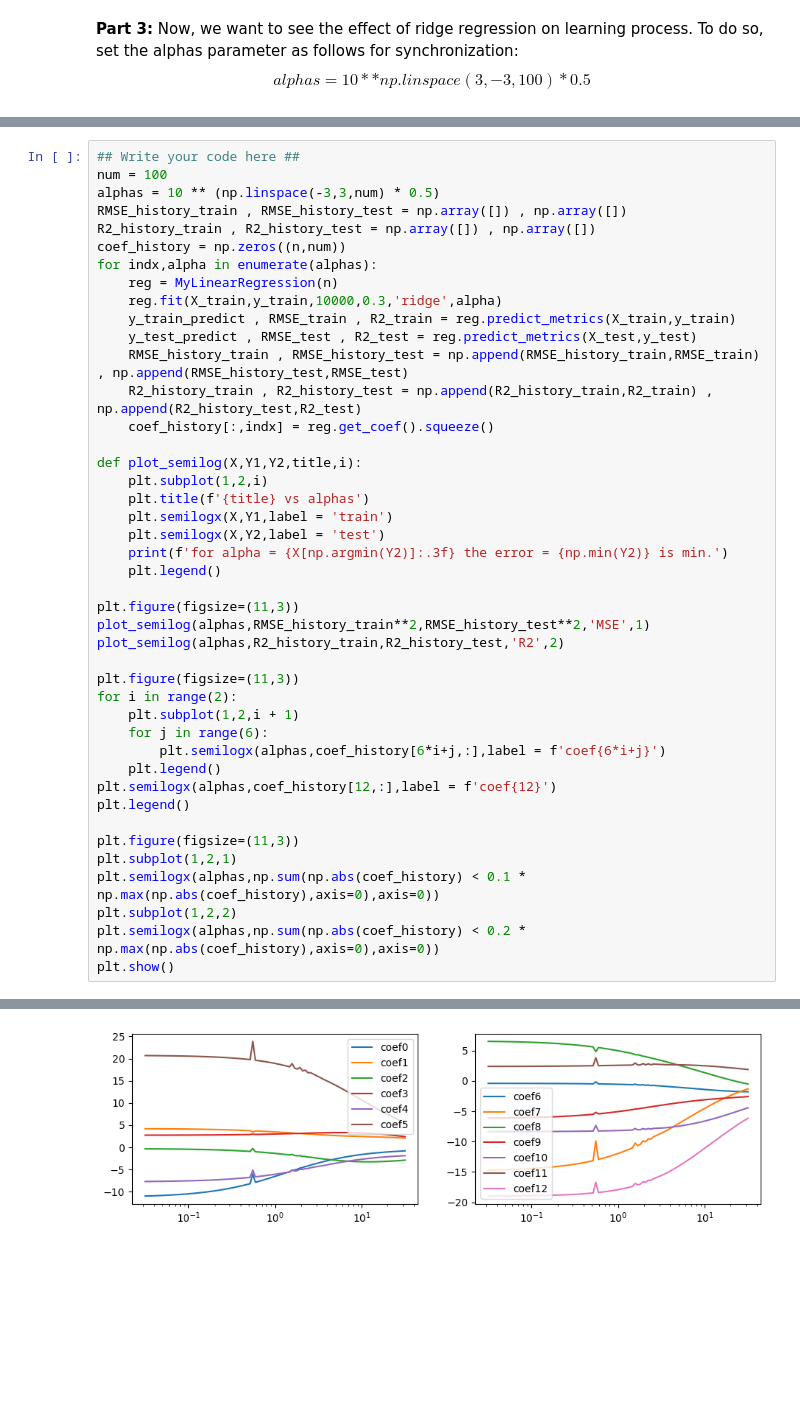
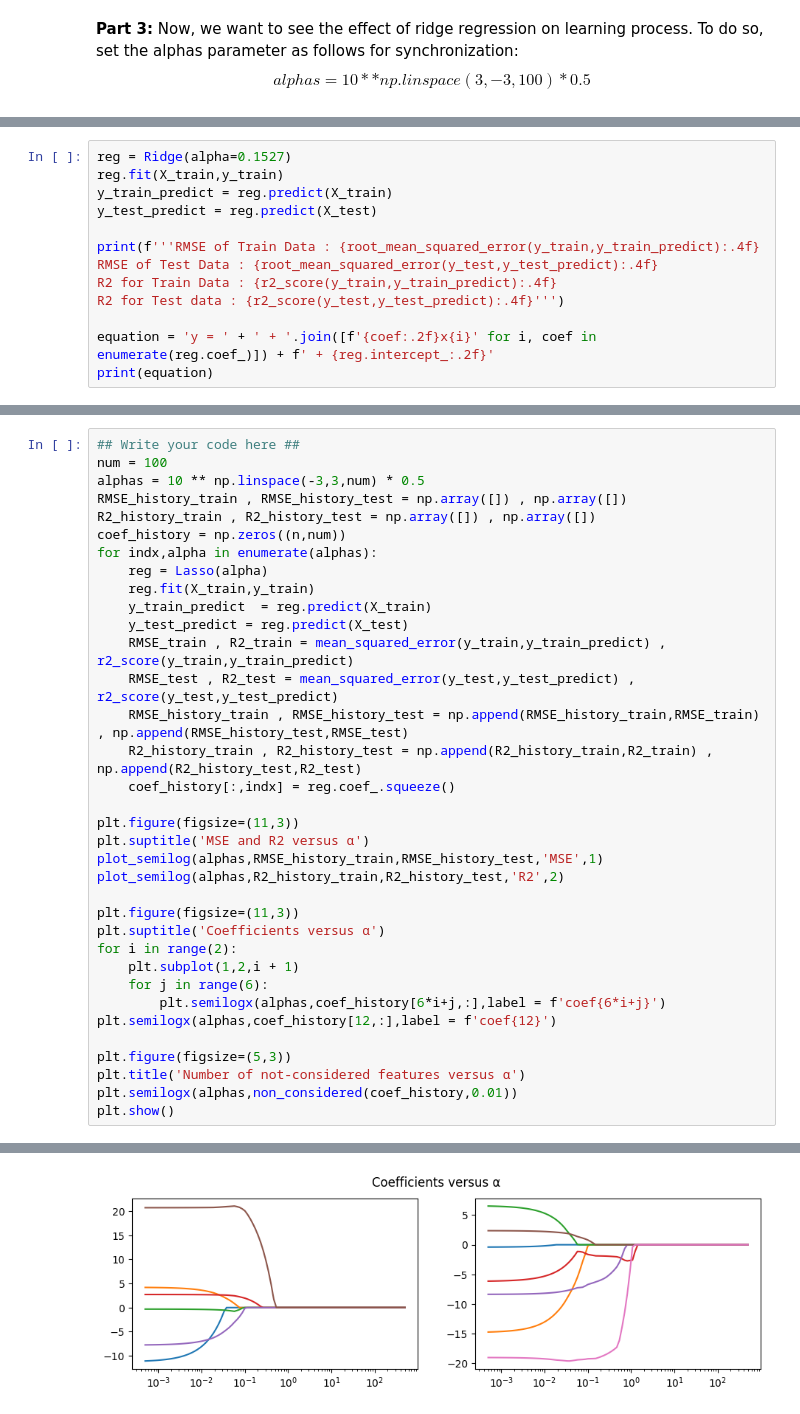
Before and after one commit to AliKouchekzade/IML_CHW2, a Jupyter notebook: Q1.ipynb, the cells around one changed output, grey strips where cells are left out. Saved outputs shown, nothing was run; the diff lists cells and outputs as text; blank space fills up the shorter version.

```diff
--- a/Q1.ipynb
+++ b/Q1.ipynb
@@ -130,0 +158,13 @@ Now, we want to see the effect of ridge regression on learning process. To do so
+# %%
+reg = Ridge(alpha=0.1527)
+reg.fit(X_train,y_train)
+y_train_predict = reg.predict(X_train)
+y_test_predict = reg.predict(X_test)
+
+print(f'''RMSE of Train Data : {root_mean_squared_error(y_train,y_train_predict):.4f}
+RMSE of Test Data : {root_mean_squared_error(y_test,y_test_predict):.4f}
+R2 for Train Data : {r2_score(y_train,y_train_predict):.4f}
+R2 for Test data : {r2_score(y_test,y_test_predict):.4f}''')
+
+equation = 'y = ' + ' + '.join([f'{coef:.2f}x{i}' for i, coef in enumerate(reg.coef_)]) + f' + {reg.intercept_:.2f}'
+print(equation)
@@ -131,44 +188,36 @@ Now, we want to see the effect of ridge regression on learning process. To do so
 # %%
 ## Write your code here ##
 num = 100
-alphas = 10 ** (np.linspace(-3,3,num) * 0.5)
+alphas = 10 ** np.linspace(-3,3,num) * 0.5
 RMSE_history_train , RMSE_history_test = np.array([]) , np.array([])
 R2_history_train , R2_history_test = np.array([]) , np.array([])
 coef_history = np.zeros((n,num))
 for indx,alpha in enumerate(alphas):
-    reg = MyLinearRegression(n)
-    reg.fit(X_train,y_train,10000,0.3,'ridge',alpha)
-    y_train_predict , RMSE_train , R2_train = reg.predict_metrics(X_train,y_train)
-    y_test_predict , RMSE_test , R2_test = reg.predict_metrics(X_test,y_test)
+    reg = Lasso(alpha)
+    reg.fit(X_train,y_train)
+    y_train_predict  = reg.predict(X_train)
+    y_test_predict = reg.predict(X_test)
+    RMSE_train , R2_train = mean_squared_error(y_train,y_train_predict) , r2_score(y_train,y_train_predict)
+    RMSE_test , R2_test = mean_squared_error(y_test,y_test_predict) , r2_score(y_test,y_test_predict)
     RMSE_history_train , RMSE_history_test = np.append(RMSE_history_train,RMSE_train) , np.append(RMSE_history_test,RMSE_test)
     R2_history_train , R2_history_test = np.append(R2_history_train,R2_train) , np.append(R2_history_test,R2_test)
-    coef_history[:,indx] = reg.get_coef().squeeze()
-
-def plot_semilog(X,Y1,Y2,title,i):
-    plt.subplot(1,2,i)
-    plt.title(f'{title} vs alphas')
-    plt.semilogx(X,Y1,label = 'train')
-    plt.semilogx(X,Y2,label = 'test')
-    print(f'for alpha = {X[np.argmin(Y2)]:.3f} the error = {np.min(Y2)} is min.')
-    plt.legend()
+    coef_history[:,indx] = reg.coef_.squeeze()
 
 plt.figure(figsize=(11,3))
-plot_semilog(alphas,RMSE_history_train**2,RMSE_history_test**2,'MSE',1)
+plt.suptitle('MSE and R2 versus α')
+plot_semilog(alphas,RMSE_history_train,RMSE_history_test,'MSE',1)
 plot_semilog(alphas,R2_history_train,R2_history_test,'R2',2)
 
 plt.figure(figsize=(11,3))
+plt.suptitle('Coefficients versus α')
 for i in range(2):
     plt.subplot(1,2,i + 1)
     for j in range(6):
         plt.semilogx(alphas,coef_history[6*i+j,:],label = f'coef{6*i+j}')
-    plt.legend()
 plt.semilogx(alphas,coef_history[12,:],label = f'coef{12}')
-plt.legend()
 
-plt.figure(figsize=(11,3))
-plt.subplot(1,2,1)
-plt.semilogx(alphas,np.sum(np.abs(coef_history) < 0.1 * np.max(np.abs(coef_history),axis=0),axis=0))
-plt.subplot(1,2,2)
-plt.semilogx(alphas,np.sum(np.abs(coef_history) < 0.2 * np.max(np.abs(coef_history),axis=0),axis=0))
+plt.figure(figsize=(5,3))
+plt.title('Number of not-considered features versus α')
+plt.semilogx(alphas,non_considered(coef_history,0.01))
 plt.show()
 # %% [output]
@@ -178 +227 @@ for alpha = 31.623 the error = 0.4548162298643059 is min.
-[figure, old version]
+[figure, new version]
```
Also changed, not shown: parts of 19 cells of this notebook, 4 other files.
